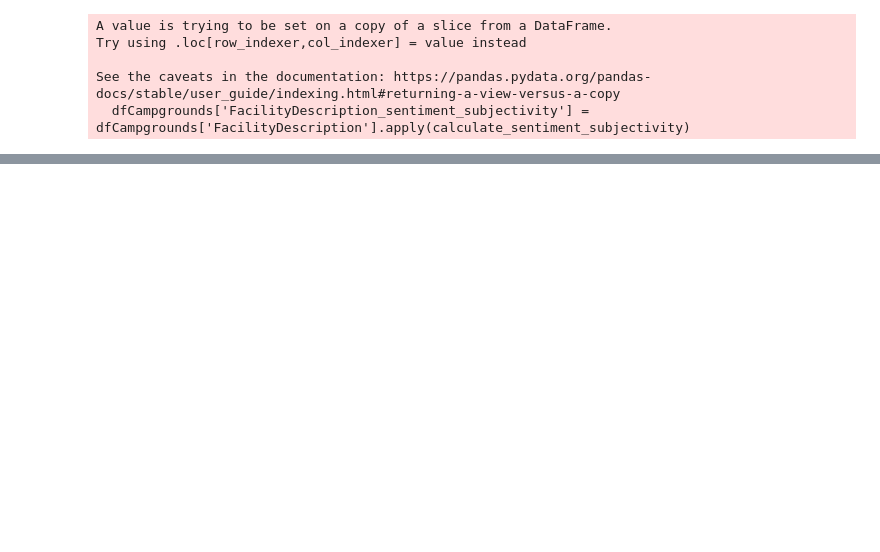
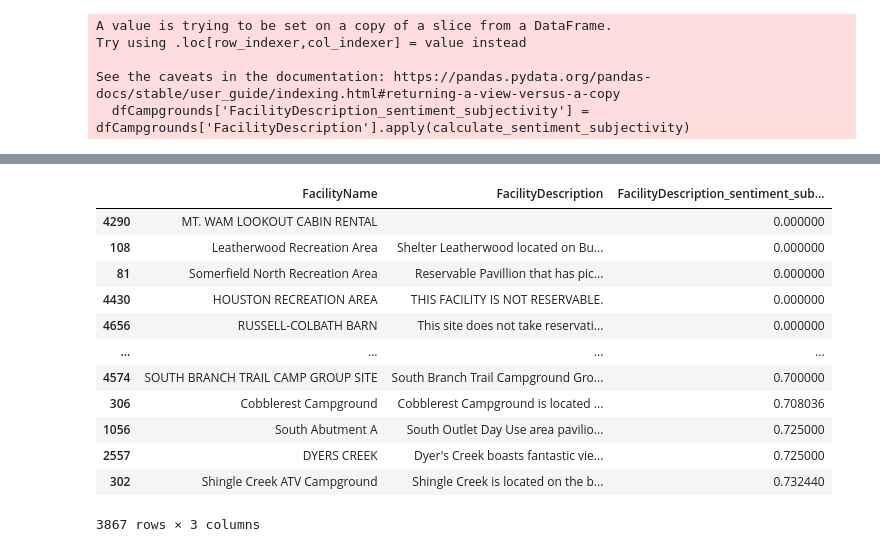
Before and after one commit to burgwyn/DATA602, a Jupyter notebook: Facilities.ipynb, the cells around one changed output, grey strips where cells are left out. Saved outputs shown, nothing was run; the diff lists cells and outputs as text; code cells hidden in the pictures; blank space fills up the shorter version.

```diff
--- a/Facilities.ipynb
+++ b/Facilities.ipynb
@@ -325,0 +379,17 @@ Name: FacilityDescription_sentiment_subjectivity, dtype: float64
+# %%
+# display facilities sorted by subjectivity
+dfCampgrounds[['FacilityName','FacilityDescription_sentiment_subjectivity']].sort_values(by=['FacilityDescription_sentiment_subjectivity'])
+# %% [output]
+|  | FacilityName | FacilityDescription | FacilityDescription_sentiment_sub... |
+| 4290 | MT. WAM LOOKOUT CABIN RENTAL |  | 0.000000 |
+| 108 | Leatherwood Recreation Area | Shelter Leatherwood located on Bu... | 0.000000 |
+| 81 | Somerfield North Recreation Area | Reservable Pavillion that has pic... | 0.000000 |
+| 4430 | HOUSTON RECREATION AREA | THIS FACILITY IS NOT RESERVABLE. | 0.000000 |
+| 4656 | RUSSELL-COLBATH BARN | This site does not take reservati... | 0.000000 |
+| ... | ... | ... | ... |
+| 4574 | SOUTH BRANCH TRAIL CAMP GROUP SITE | South Branch Trail Campground Gro... | 0.700000 |
+| 306 | Cobblerest Campground | Cobblerest Campground is located ... | 0.708036 |
+| 1056 | South Abutment A | South Outlet Day Use area pavilio... | 0.725000 |
+| 2557 | DYERS CREEK | Dyer's Creek boasts fantastic vie... | 0.725000 |
+| 302 | Shingle Creek ATV Campground | Shingle Creek is located on the b... | 0.732440 |
+3867 rows × 3 columns
```
Also changed, not shown: parts of 47 cells of this notebook.
